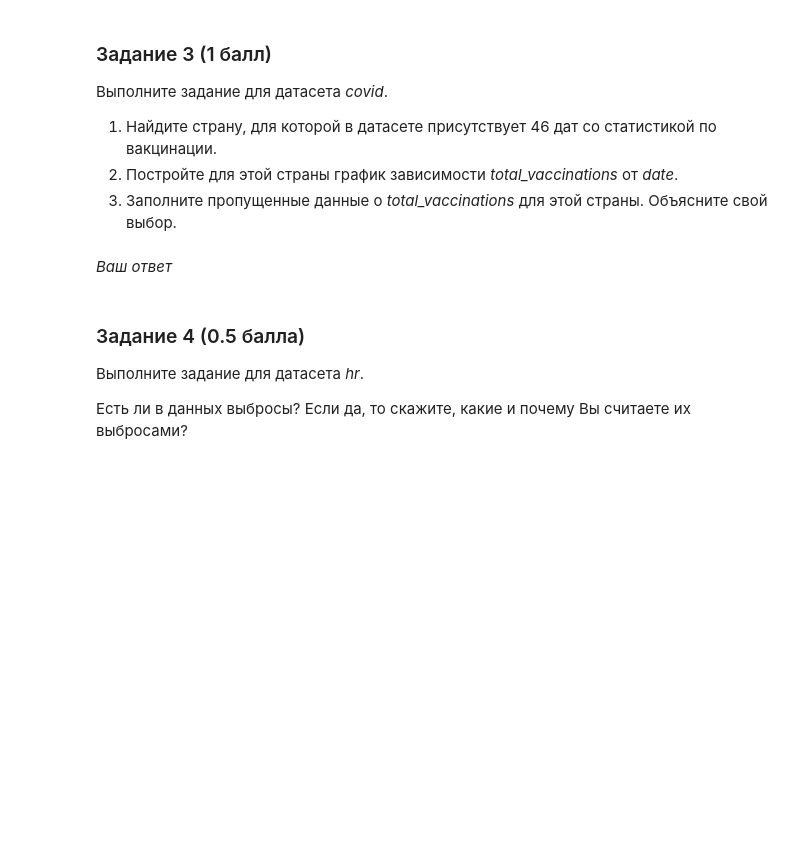
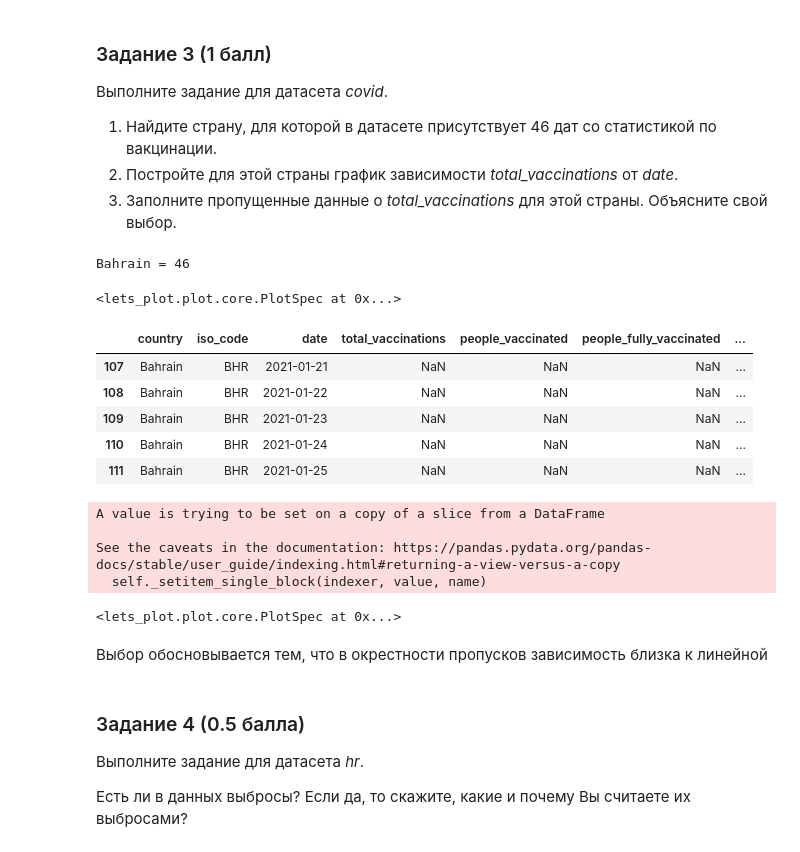
Before and after one commit to rustbas/MachineLearningHW, a Jupyter notebook: HW1/HW_EDA.ipynb, the cells around one changed output. Saved outputs shown, nothing was run; the diff lists cells and outputs as text; code cells hidden in the pictures; blank space fills up the shorter version.

```diff
--- a/HW1/HW_EDA.ipynb
+++ b/HW1/HW_EDA.ipynb
@@ -241,2 +363,23 @@ _Ваш ответ_
-# %% [markdown]
-_Ваш ответ_
+# %%
+# Определение страны
+countries = list(set(X_covid['country']))
+for con in countries:
+    if len(X_covid[X_covid['country'] == con]) == 46:
+        print(con, '=', len(X_covid[X_covid['country'] == con]))
+country_df = X_covid[X_covid['country'] == 'Bahrain']
+# %% [output]
+Bahrain = 46
+# %%
+ggplot(country_df, aes(x='date', y='total_vaccinations')) +\
+geom_point()
+# %% [output]
+<lets_plot.plot.core.PlotSpec at 0x...>
+# %%
+country_df[country_df['total_vaccinations'].isna()]
+# %% [output]
+|  | country | iso_code | date | total_vaccinations | people_vaccinated | people_fully_vaccinated | ... |
+| 107 | Bahrain | BHR | 2021-01-21 | NaN | NaN | NaN | ... |
+| 108 | Bahrain | BHR | 2021-01-22 | NaN | NaN | NaN | ... |
+| 109 | Bahrain | BHR | 2021-01-23 | NaN | NaN | NaN | ... |
+| 110 | Bahrain | BHR | 2021-01-24 | NaN | NaN | NaN | ... |
+| 111 | Bahrain | BHR | 2021-01-25 | NaN | NaN | NaN | ... |
@@ -243,3 +395,19 @@ _Ваш ответ_
+# %%
+for i in range(107,112):
+    country_df['total_vaccinations'].loc[i] = fill_tv(i)
+#     print(country_df['total_vaccinations'].loc[i]
+# %% [output]
+A value is trying to be set on a copy of a slice from a DataFrame
+
+See the caveats in the documentation: https://pandas.pydata.org/pandas-docs/stable/user_guide/indexing.html#returning-a-view-versus-a-copy
+  self._setitem_single_block(indexer, value, name)
+# %%
+ggplot(country_df, aes(x='date', y='total_vaccinations')) +\
+geom_point()
+# %% [output]
+<lets_plot.plot.core.PlotSpec at 0x...>
+# %% [markdown]
+Выбор обосновывается тем, что в окрестности пропусков зависимость близка к линейной
 # %% [markdown]
 ### Задание  4 (0.5 балла)
 Выполните задание для датасета _hr_.
```
Also changed, not shown: parts of 54 cells of this notebook, 58 other files.
